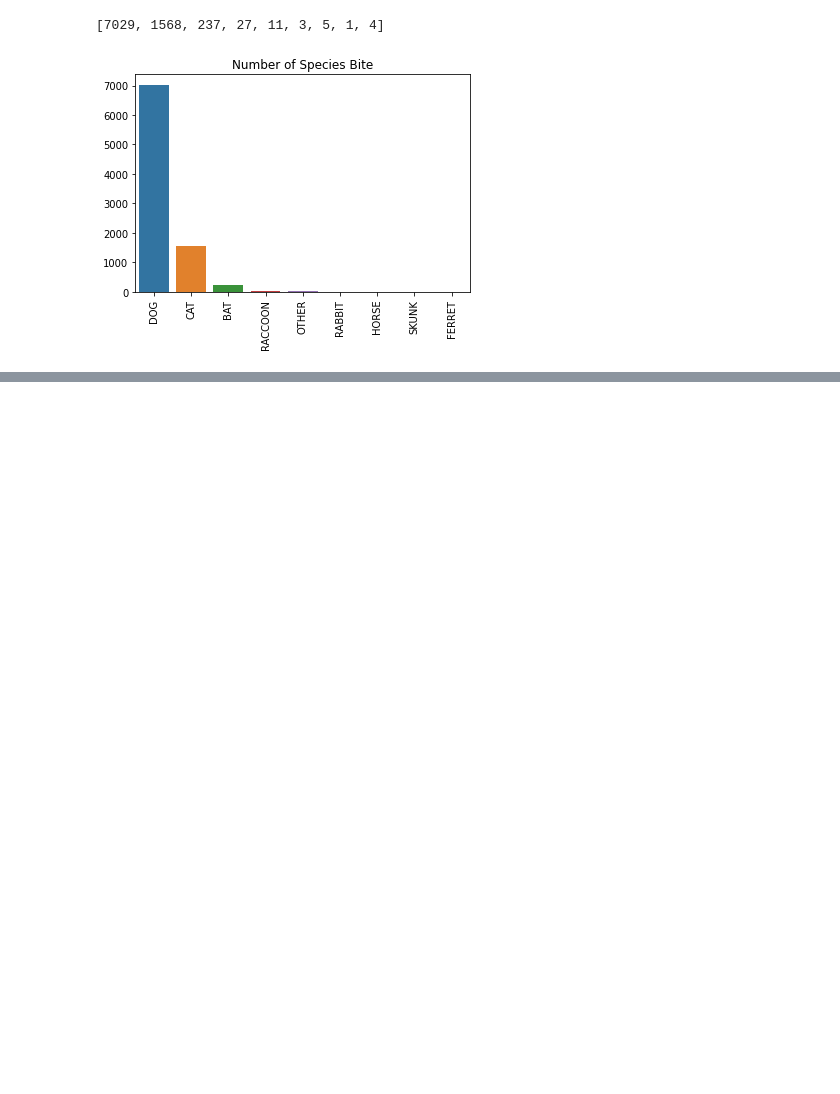
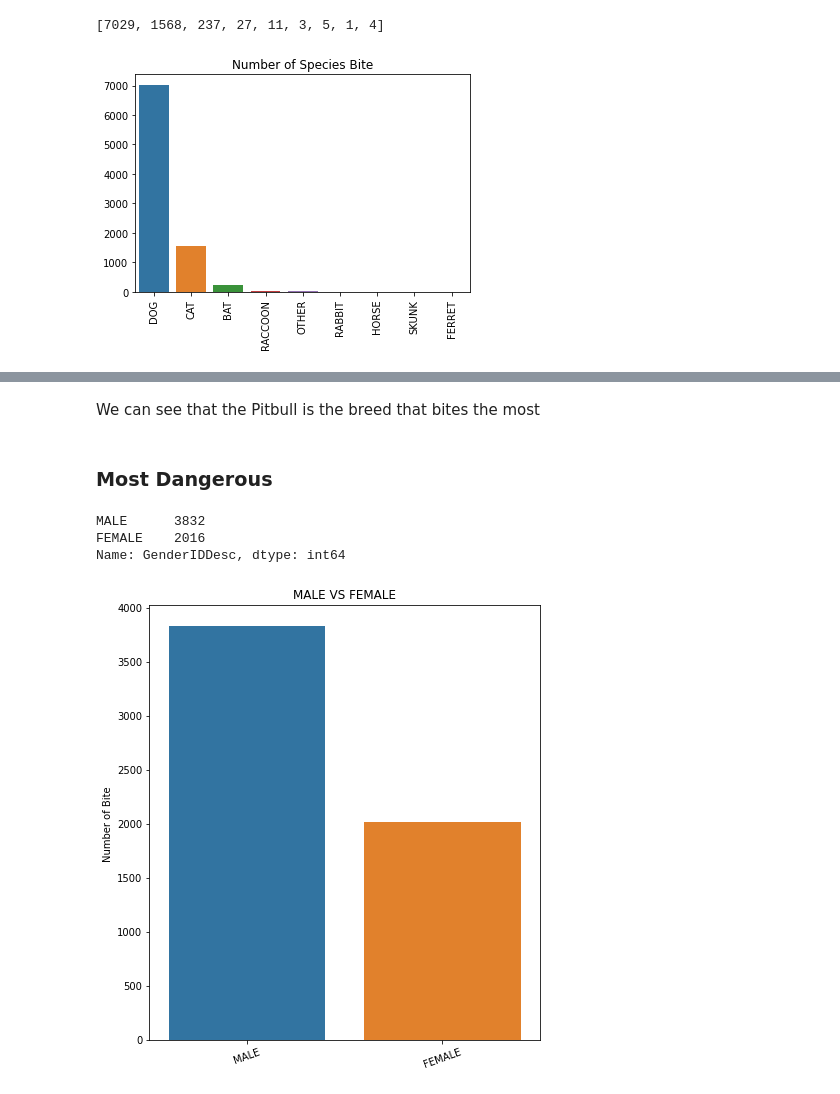
Before and after one commit to asaadkhattab/AnimalBitesLouisvilleKentucky, a Jupyter notebook: EDA.ipynb, the cells around one changed output, grey strips where cells are left out. Cells and saved outputs as stored; diff of their text form; code cells hidden in the pictures; blank space fills up the shorter version.

```diff
--- a/EDA.ipynb
+++ b/EDA.ipynb
@@ -110,0 +129,21 @@ print(animal_list)
+# %% [markdown]
+We can see that the Pitbull is the breed that bites the most
+# %% [markdown]
+### Most Dangerous
+# %%
+gender = ['MALE', 'FEMALE']
+
+count_gender = df.GenderIDDesc.value_counts()
+
+plt.figure(figsize= (7,8))
+x = sns.barplot(x=gender, y= count_gender[0:2])
+plt.ylabel('Number of Bite ')
+plt.xticks(rotation = 20)
+plt.title('MALE VS FEMALE')
+
+print(count_gender[0:2])
+# %% [output]
+MALE      3832
+FEMALE    2016
+Name: GenderIDDesc, dtype: int64
+[figure, added]
```
Also changed, not shown: parts of 6 cells of this notebook.
